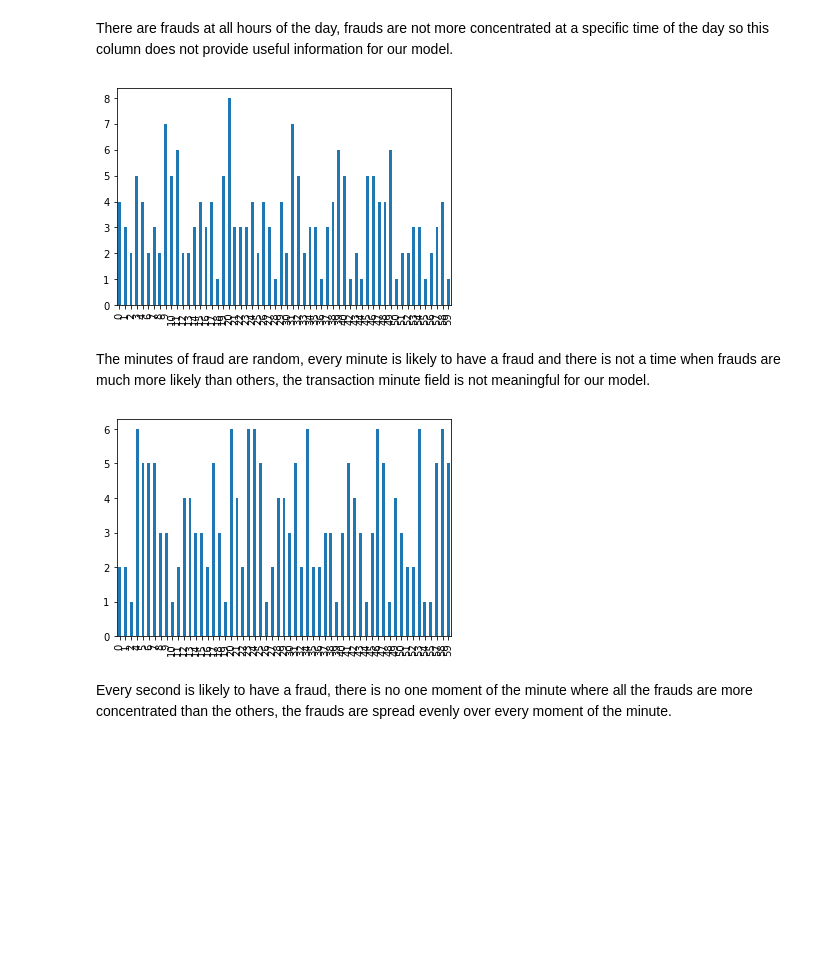
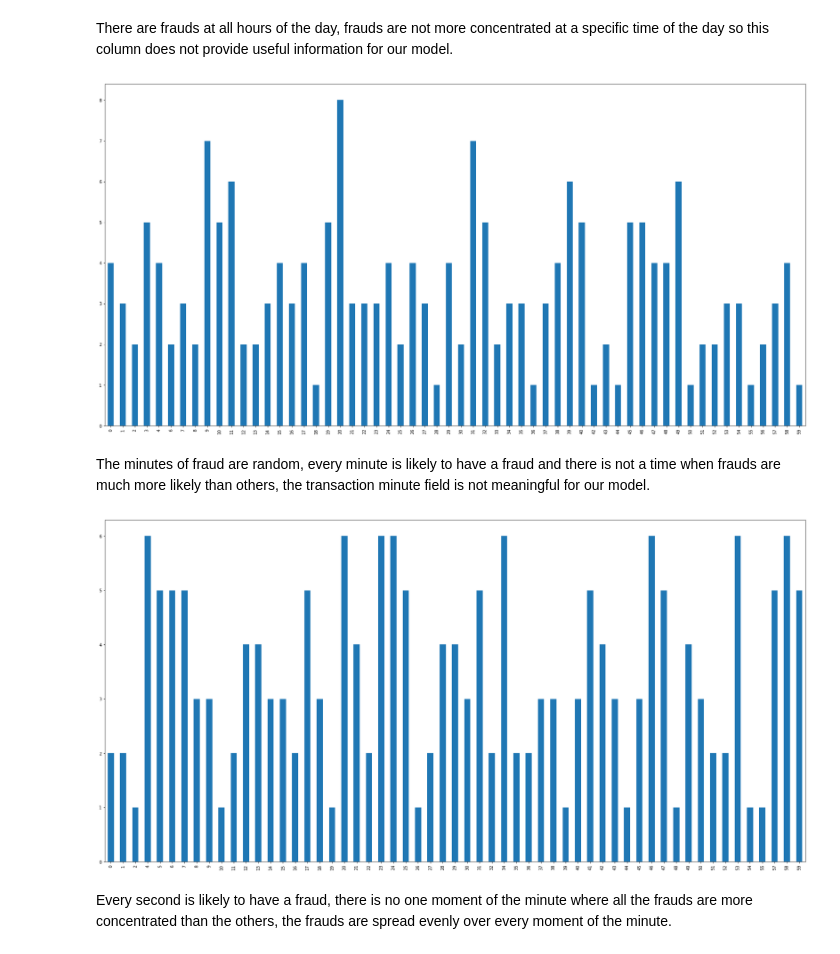
Before and after one commit to TheHugz1997/Machine_Learning_Project, a Jupyter notebook: creditCard.ipynb, the cells around one changed output. Cells and saved outputs as stored; diff of their text form; code cells hidden in the pictures; blank space fills up the shorter version.

Commit message:
Graph modification

```diff
--- a/creditCard.ipynb
+++ b/creditCard.ipynb
@@ -352,19 +345,21 @@ There are frauds at all hours of the day, frauds are not more concentrated at a
 # %%
 df_train_minute=df_train.loc[df_train['FraudResult'] == 1, 'TransactionMinute']
 months_occurrences = df_train_minute.value_counts()
 months_occurrences = months_occurrences.sort_index()
+plt.figure(figsize=(30,15))
 graph_months = months_occurrences.plot.bar()
 # %% [output]
-[figure, old version]
+[figure, new version]
 # %% [markdown]
 The minutes of fraud are random, every minute is likely to have a fraud and there is not a time when frauds are much more likely than others, the transaction minute field is not meaningful for our model.
 # %%
 df_train_seconde=df_train.loc[df_train['FraudResult'] == 1, 'TransactionSeconde']
 months_occurrences = df_train_seconde.value_counts()
 months_occurrences = months_occurrences.sort_index()
+plt.figure(figsize=(30,15))
 graph_months = months_occurrences.plot.bar()
 # %% [output]
-[figure, old version]
+[figure, new version]
 # %% [markdown]
 Every second is likely to have a fraud, there is no one moment of the minute where all the frauds are more concentrated than the others, the frauds are spread evenly over every moment of the minute.
 # %%
```
Also changed, not shown: parts of 4 cells of this notebook, 1 other file.
